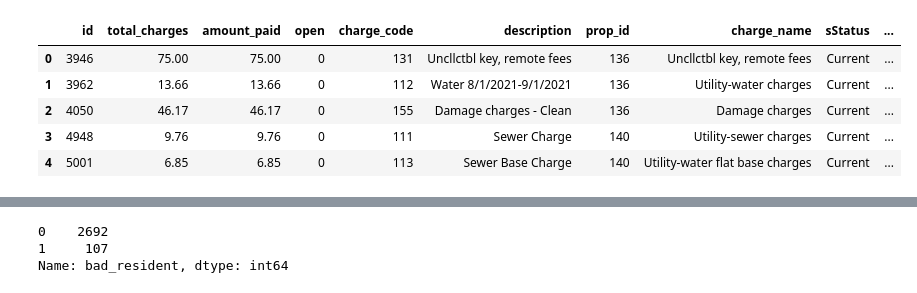
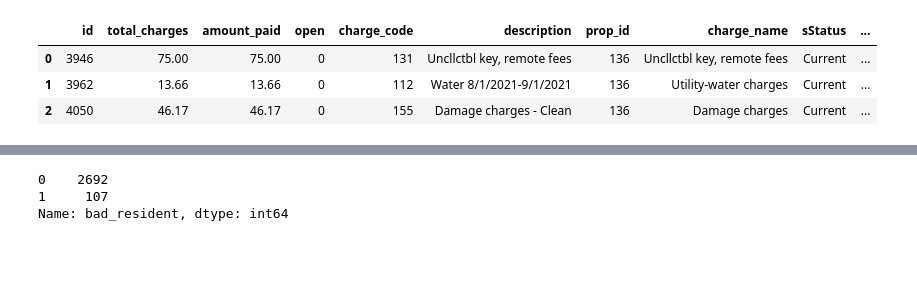
Before and after one commit to Project-DANE/DANE, a Jupyter notebook: test.ipynb, the cells around one changed output, grey strips where cells are left out. Drawn from its saved outputs; the diff is of its cells as text; code cells hidden in the pictures; blank space fills up the shorter version.

```diff
--- a/test.ipynb
+++ b/test.ipynb
@@ -24,12 +25,10 @@ pd.set_option('display.max_rows', None)
 pd.set_option('display.max_columns', None)
 # %%
 df = w.get_cws_data()
-df.head()
+df.head(3)
 # %% [output]
 |  | id | total_charges | amount_paid | open | charge_code | description | prop_id | charge_name | sStatus | ... |
 | 0 | 3946 | 75.00 | 75.00 | 0 | 131 | Uncllctbl key, remote fees | 136 | Uncllctbl key, remote fees | Current | ... |
 | 1 | 3962 | 13.66 | 13.66 | 0 | 112 | Water 8/1/2021-9/1/2021 | 136 | Utility-water charges | Current | ... |
 | 2 | 4050 | 46.17 | 46.17 | 0 | 155 | Damage charges - Clean | 136 | Damage charges | Current | ... |
-| 3 | 4948 | 9.76 | 9.76 | 0 | 111 | Sewer Charge | 140 | Utility-sewer charges | Current | ... |
-| 4 | 5001 | 6.85 | 6.85 | 0 | 113 | Sewer Base Charge | 140 | Utility-water flat base charges | Current | ... |
 # %%
```
Also changed, not shown: parts of 28 cells of this notebook.
